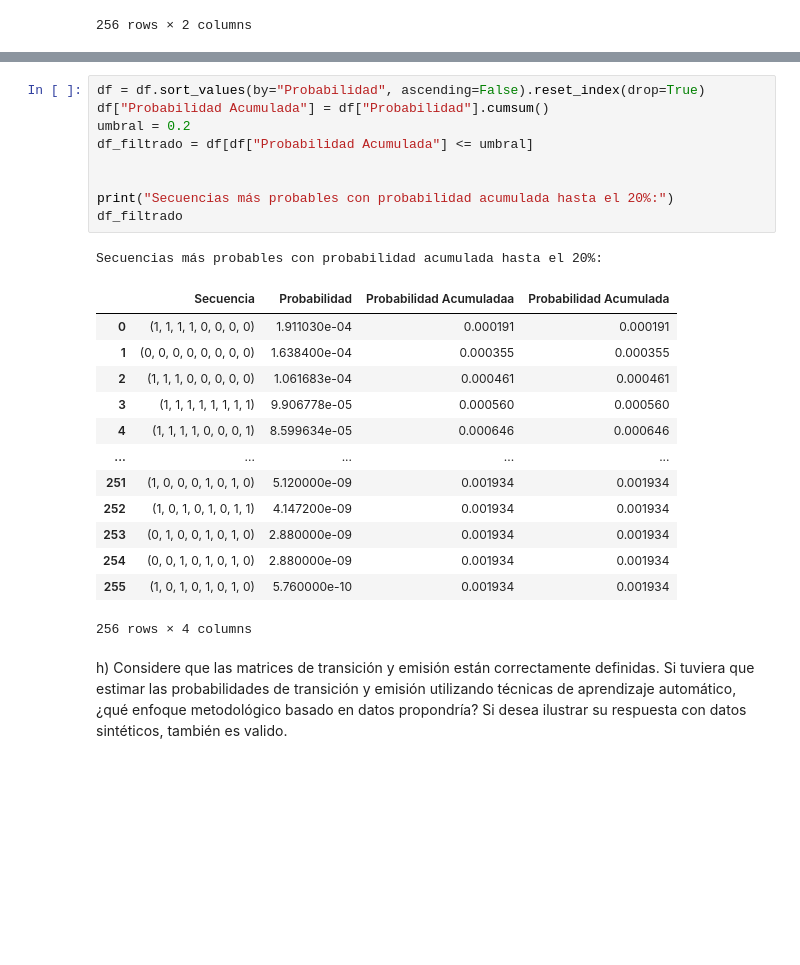
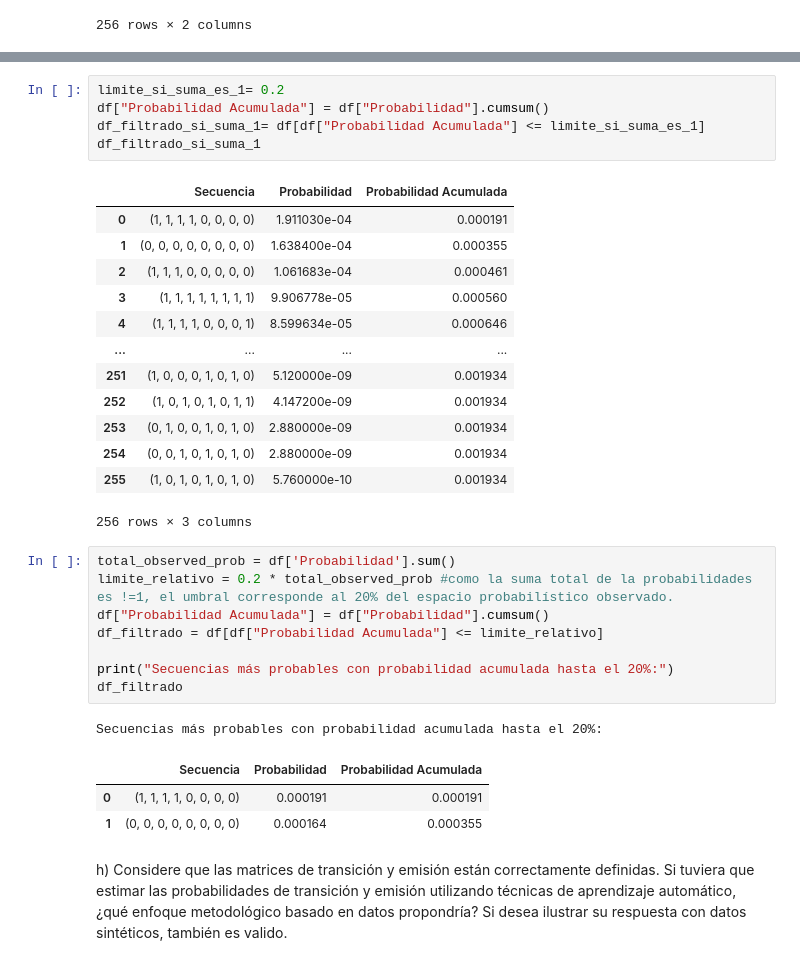
Before and after one commit to MafeGomez-11/M-todos1_MariaFernandaGomez_MarianaMoya, a Jupyter notebook: Parcial_3/Hidden_Markov.ipynb, the cells around one changed output, grey strips where cells are left out. Drawn from its saved outputs; the diff is of its cells as text; blank space fills up the shorter version.

```diff
--- a/Parcial_3/Hidden_Markov.ipynb
+++ b/Parcial_3/Hidden_Markov.ipynb
@@ -223,26 +235,34 @@ df
+# %%
+limite_si_suma_es_1= 0.2
+df["Probabilidad Acumulada"] = df["Probabilidad"].cumsum()
+df_filtrado_si_suma_1= df[df["Probabilidad Acumulada"] <= limite_si_suma_es_1]
+df_filtrado_si_suma_1
+# %% [output]
+|  | Secuencia | Probabilidad | Probabilidad Acumulada |
+| 0 | (1, 1, 1, 1, 0, 0, 0, 0) | 1.911030e-04 | 0.000191 |
+| 1 | (0, 0, 0, 0, 0, 0, 0, 0) | 1.638400e-04 | 0.000355 |
+| 2 | (1, 1, 1, 0, 0, 0, 0, 0) | 1.061683e-04 | 0.000461 |
+| 3 | (1, 1, 1, 1, 1, 1, 1, 1) | 9.906778e-05 | 0.000560 |
+| 4 | (1, 1, 1, 1, 0, 0, 0, 1) | 8.599634e-05 | 0.000646 |
+| ... | ... | ... | ... |
+| 251 | (1, 0, 0, 0, 1, 0, 1, 0) | 5.120000e-09 | 0.001934 |
+| 252 | (1, 0, 1, 0, 1, 0, 1, 1) | 4.147200e-09 | 0.001934 |
+| 253 | (0, 1, 0, 0, 1, 0, 1, 0) | 2.880000e-09 | 0.001934 |
+| 254 | (0, 0, 1, 0, 1, 0, 1, 0) | 2.880000e-09 | 0.001934 |
+| 255 | (1, 0, 1, 0, 1, 0, 1, 0) | 5.760000e-10 | 0.001934 |
+256 rows × 3 columns
 # %%
-df = df.sort_values(by="Probabilidad", ascending=False).reset_index(drop=True)
+total_observed_prob = df['Probabilidad'].sum()
+limite_relativo = 0.2 * total_observed_prob #como la suma total de la probabilidades es !=1, el umbral corresponde al 20% del espacio probabilístico observado.
 df["Probabilidad Acumulada"] = df["Probabilidad"].cumsum()
-umbral = 0.2
-df_filtrado = df[df["Probabilidad Acumulada"] <= umbral]
-
+df_filtrado = df[df["Probabilidad Acumulada"] <= limite_relativo]
 
 print("Secuencias más probables con probabilidad acumulada hasta el 20%:")
 df_filtrado
 # %% [output]
 Secuencias más probables con probabilidad acumulada hasta el 20%:
-|  | Secuencia | Probabilidad | Probabilidad Acumuladaa | Probabilidad Acumulada |
-| 0 | (1, 1, 1, 1, 0, 0, 0, 0) | 1.911030e-04 | 0.000191 | 0.000191 |
-| 1 | (0, 0, 0, 0, 0, 0, 0, 0) | 1.638400e-04 | 0.000355 | 0.000355 |
-| 2 | (1, 1, 1, 0, 0, 0, 0, 0) | 1.061683e-04 | 0.000461 | 0.000461 |
-| 3 | (1, 1, 1, 1, 1, 1, 1, 1) | 9.906778e-05 | 0.000560 | 0.000560 |
-| 4 | (1, 1, 1, 1, 0, 0, 0, 1) | 8.599634e-05 | 0.000646 | 0.000646 |
-| ... | ... | ... | ... | ... |
-| 251 | (1, 0, 0, 0, 1, 0, 1, 0) | 5.120000e-09 | 0.001934 | 0.001934 |
-| 252 | (1, 0, 1, 0, 1, 0, 1, 1) | 4.147200e-09 | 0.001934 | 0.001934 |
-| 253 | (0, 1, 0, 0, 1, 0, 1, 0) | 2.880000e-09 | 0.001934 | 0.001934 |
-| 254 | (0, 0, 1, 0, 1, 0, 1, 0) | 2.880000e-09 | 0.001934 | 0.001934 |
-| 255 | (1, 0, 1, 0, 1, 0, 1, 0) | 5.760000e-10 | 0.001934 | 0.001934 |
+|  | Secuencia | Probabilidad | Probabilidad Acumulada |
+| 0 | (1, 1, 1, 1, 0, 0, 0, 0) | 0.000191 | 0.000191 |
+| 1 | (0, 0, 0, 0, 0, 0, 0, 0) | 0.000164 | 0.000355 |
-256 rows × 4 columns
 # %% [markdown]
 h) Considere que las matrices de transición y emisión están correctamente definidas. Si tuviera que estimar las probabilidades de transición y emisión utilizando técnicas de aprendizaje automático, ¿qué enfoque metodológico basado en datos propondría? Si desea ilustrar su respuesta con datos sintéticos, también es valido.
```
Also changed, not shown: parts of 7 cells of this notebook.
